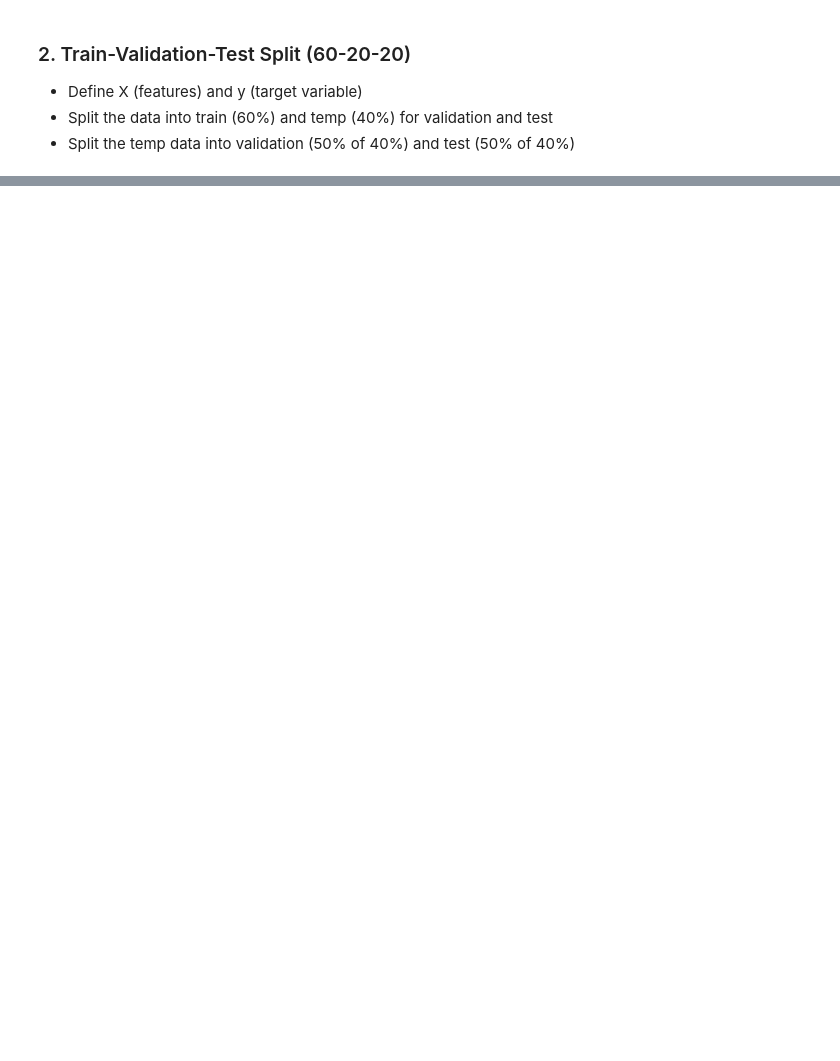
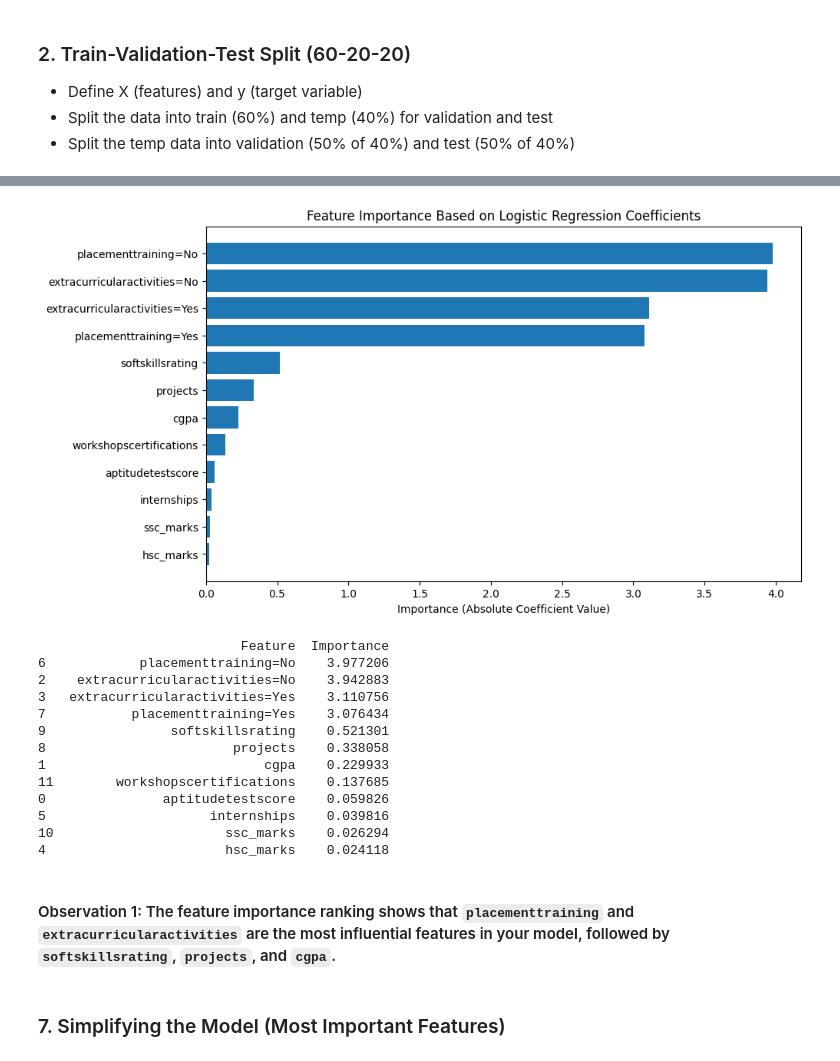
Before and after one commit to bankymondial/Placement-Prediction, a Jupyter notebook: Notebook.ipynb, the cells around one changed output, grey strips where cells are left out. Drawn from its saved outputs; the diff is of its cells as text; code cells hidden in the pictures; blank space fills up the shorter version.

Commit message:
Completed training model

```diff
--- a/Notebook.ipynb
+++ b/Notebook.ipynb
@@ -571,0 +149,8 @@ XGBoost - Test F1 Score: 0.7204
+# %%
+df_train = df_train.reset_index(drop=True)
+df_val = df_val.reset_index(drop=True)
+df_test = df_test.reset_index(drop=True)
+# %%
+y_train = df_train['placementstatus'].values
+y_val = df_val['placementstatus'].values
+y_test = df_test['placementstatus'].values
@@ -571,0 +163,4 @@ XGBoost - Test F1 Score: 0.7204
+# %%
+categorical = ['extracurricularactivities', 'placementtraining']
+numerical = ['cgpa', 'aptitudetestscore', 'ssc_marks', 'hsc_marks',
+             'internships', 'projects', 'workshopscertifications', 'softskillsrating']
@@ -571,0 +171,7 @@ XGBoost - Test F1 Score: 0.7204
+# %%
+train_dicts = df_train[categorical + numerical].to_dict(orient='records')
+dv = DictVectorizer(sparse=False)
+X_train = dv.fit_transform(train_dicts)
+
+model = LogisticRegression(solver='liblinear', random_state=1)
+model.fit(X_train, y_train)
@@ -571,0 +219,44 @@ XGBoost - Test F1 Score: 0.7204
+# %%
+feature_names = dv.get_feature_names_out()
+
+if len(feature_names) != len(model.coef_[0]):
+    print(f"Feature names count: {len(feature_names)}, Coefficients count: {len(model.coef_[0])}")
+    raise ValueError("Mismatch between feature names and coefficients count!")
+
+feature_importance = pd.DataFrame({
+    'Feature': feature_names,
+    'Coefficient': model.coef_[0]
+})
+
+feature_importance['Importance'] = feature_importance['Coefficient'].abs()
+feature_importance = feature_importance.sort_values(by='Importance', ascending=False)
+
+import matplotlib.pyplot as plt
+
+plt.figure(figsize=(10, 6))
+plt.barh(feature_importance['Feature'], feature_importance['Importance'])
+plt.xlabel('Importance (Absolute Coefficient Value)')
+plt.title('Feature Importance Based on Logistic Regression Coefficients')
+plt.gca().invert_yaxis()
+plt.show()
+
+print(feature_importance[['Feature', 'Importance']])
+# %% [output]
+[figure, added]
+                          Feature  Importance
+6            placementtraining=No    3.977206
+2    extracurricularactivities=No    3.942883
+3   extracurricularactivities=Yes    3.110756
+7           placementtraining=Yes    3.076434
+9                softskillsrating    0.521301
+8                        projects    0.338058
+1                            cgpa    0.229933
+11        workshopscertifications    0.137685
+0               aptitudetestscore    0.059826
+5                     internships    0.039816
+10                      ssc_marks    0.026294
+4                       hsc_marks    0.024118
+# %% [markdown]
+#### Observation 1: The feature importance ranking shows that `placementtraining` and `extracurricularactivities` are the most influential features in your model, followed by `softskillsrating`, `projects`, and `cgpa`.
+# %% [markdown]
+### 7. Simplifying the Model (Most Important Features)
```
Also changed, not shown: parts of 76 cells of this notebook, 12 other files.
